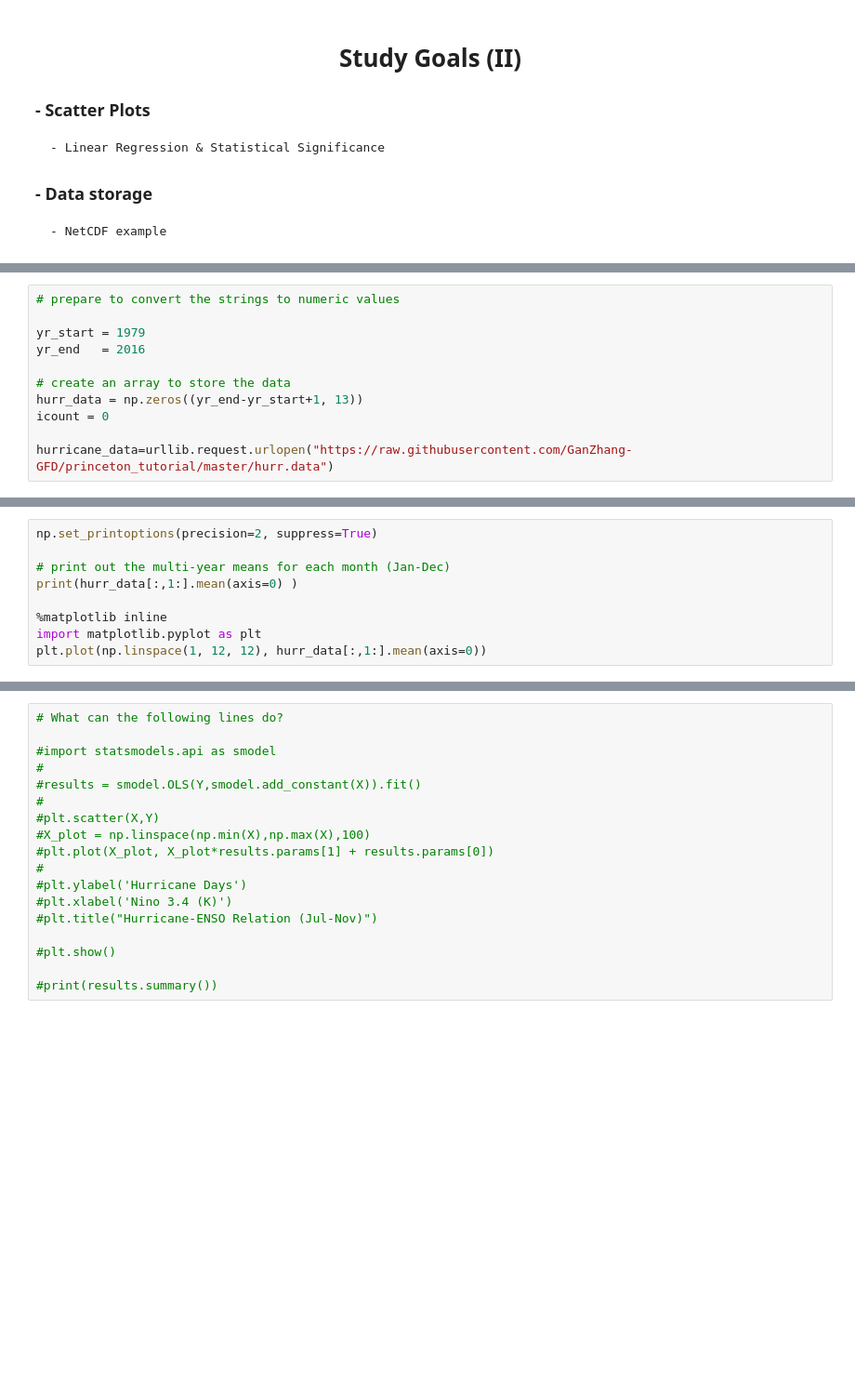
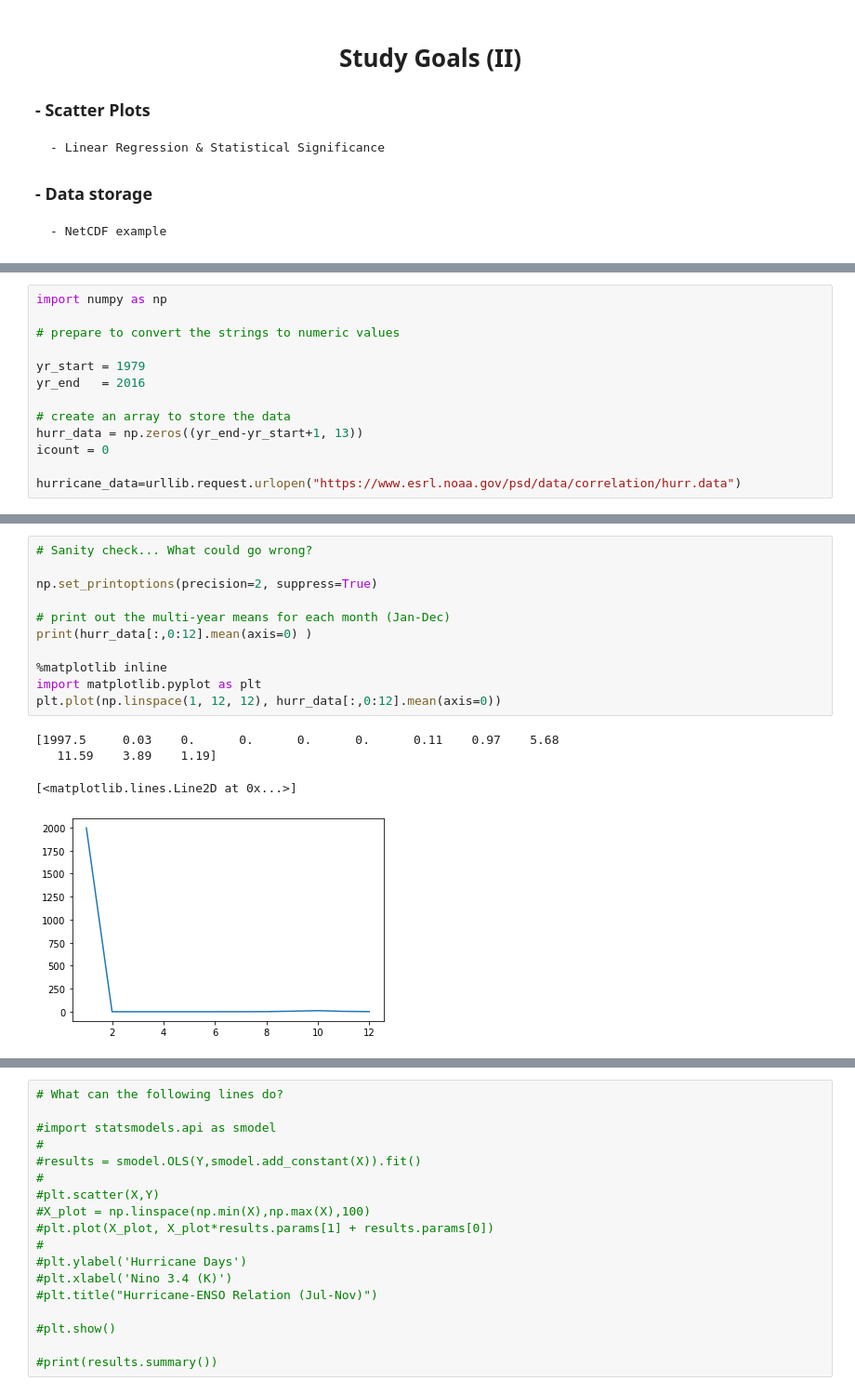
Before and after one commit to GanZhang-GFD/princeton_tutorial, a Jupyter notebook: scatter_storage.ipynb, the cells around one changed output, grey strips where cells are left out. Shown at 93% size. Saved outputs shown, nothing was run; the diff lists cells and outputs as text; blank space fills up the shorter version.

```diff
--- a/scatter_storage.ipynb
+++ b/scatter_storage.ipynb
@@ -52,4 +68,6 @@ for x in hurricane_data:
 # %%
+import numpy as np
+
 # prepare to convert the strings to numeric values
 
 yr_start = 1979
@@ -59,5 +77,5 @@ yr_end   = 2016
 hurr_data = np.zeros((yr_end-yr_start+1, 13))
 icount = 0
 
-hurricane_data=urllib.request.urlopen("https://raw.githubusercontent.com/GanZhang-GFD/princeton_tutorial/master/hurr.data")
+hurricane_data=urllib.request.urlopen("https://www.esrl.noaa.gov/psd/data/correlation/hurr.data")
 # %%
@@ -83,12 +118,19 @@ for line in hurricane_data:
 # %%
+# Sanity check... What could go wrong?
+
 np.set_printoptions(precision=2, suppress=True)
 
 # print out the multi-year means for each month (Jan-Dec)
-print(hurr_data[:,1:].mean(axis=0) )
+print(hurr_data[:,0:12].mean(axis=0) )
 
 %matplotlib inline
 import matplotlib.pyplot as plt
-plt.plot(np.linspace(1, 12, 12), hurr_data[:,1:].mean(axis=0))
+plt.plot(np.linspace(1, 12, 12), hurr_data[:,0:12].mean(axis=0))
+# %% [output]
+[1997.5     0.03    0.      0.      0.      0.      0.11    0.97    5.68
+   11.59    3.89    1.19]
+[<matplotlib.lines.Line2D at 0x...>]
+[figure, added]
 # %%
 # looks like most hurricanes occur during the 7th to the 11th months
 # Let's sum up values for each year
```
Also changed, not shown: parts of 9 cells of this notebook.
